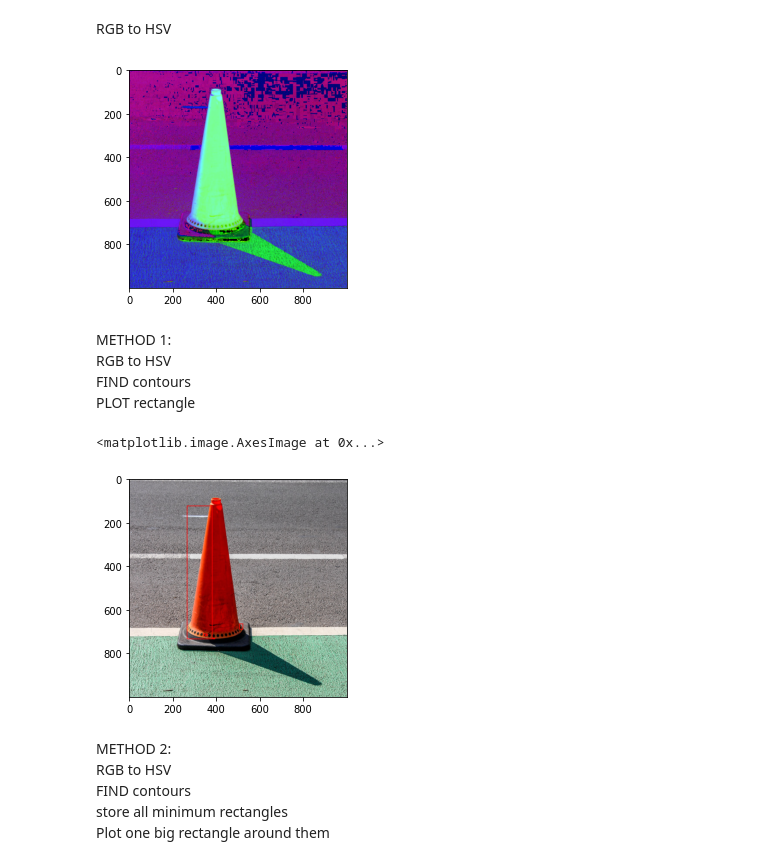
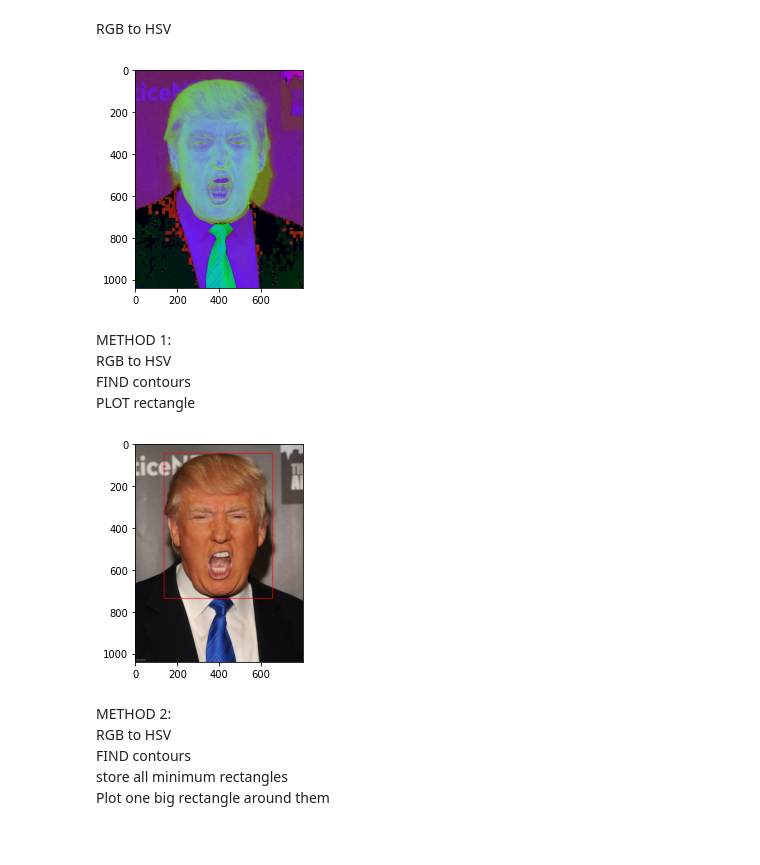
Before and after one commit to oskarbosgraaf/erf2022, a Jupyter notebook: development/blob_detection/derck_test.ipynb, the cells around one changed output. Drawn from its saved outputs; the diff is of its cells as text; code cells hidden in the pictures.

Commit message:
donald

```diff
--- a/development/blob_detection/derck_test.ipynb
+++ b/development/blob_detection/derck_test.ipynb
@@ -8,57 +5,66 @@ img = cv2.imread("full_orange.jpg")
 # %% [markdown]
 RGB to HSV
 # %%
-img_HSV = cv2.cvtColor(img, cv2.COLOR_RGB2HSV)
-plt.imshow(img_HSV)
-plt.show()
+def show_RGB_to_HSV(image):
+    img_HSV = cv2.cvtColor(image, cv2.COLOR_RGB2HSV)
+    plt.imshow(img_HSV)
+    plt.show()
+
+img = cv2.imread("donald.jpg")
+show_RGB_to_HSV(img)
 # %% [output]
-[figure, old version]
+[figure, new version]
 # %% [markdown]
 METHOD 1: <br>
 RGB to HSV <br>
 FIND contours <br>
 PLOT rectangle
 # %%
-hsv = cv2.cvtColor(img, cv2.COLOR_BGR2HSV)
+def multiple_rects(image):
+    hsv = cv2.cvtColor(image, cv2.COLOR_BGR2HSV)
 
-# get the orange range
-orange = cv2.inRange(hsv,(0, 100, 20), (25, 200, 255))
+    # get the orange range
+    orange = cv2.inRange(hsv,(0, 100, 20), (25, 200, 255))
 
-# # erode and then dilate
-# kernel = np.ones((5, 5))
-# mask = cv2.morphologyEx(mask, cv2.MORPH_OPEN, kernel)
+    # # erode and then dilate
+    # kernel = np.ones((5, 5))
+    # mask = cv2.morphologyEx(mask, cv2.MORPH_OPEN, kernel)
 
-# blur
-orange = cv2.medianBlur(orange, 5)
+    # blur
+    orange = cv2.medianBlur(orange, 5)
 
-# create result image
-result = img.copy()
+    # create result image
+    result = image.copy()
 
-# find contours in orange image
-contours = cv2.findContours(orange, cv2.RETR_EXTERNAL, cv2.CHAIN_APPROX_SIMPLE)
-contours = contours[0] if len(contours) == 2 else contours[1]
+    # find contours in orange image
+    contours = cv2.findContours(orange, cv2.RETR_EXTERNAL, cv2.CHAIN_APPROX_SIMPLE)
+    contours = contours[0] if len(contours) == 2 else contours[1]
 
-# per contour create a rectangle
-for cntr in contours:
-    # rectangle size
-    x,y,w,h = cv2.boundingRect(cntr)
+    # per contour create a rectangle
+    for cntr in contours:
+        # rectangle size
+        x,y,w,h = cv2.boundingRect(cntr)
 
-    # check for minimum size
-    if np.abs(y-x) > 2 and np.abs(h-w) > 2:
-        # create rectangle
-        cv2.rectangle(result, (x, y), (x+w, y+h), (0, 0, 255), 2)
-        # print("x,y,w,h:",x,y,w,h)
+        # check for minimum size
+        if np.abs(y-x) > 2 and np.abs(h-w) > 2:
+            # create rectangle
+            cv2.rectangle(result, (x, y), (x+w, y+h), (0, 0, 255), 2)
+            # print("x,y,w,h:",x,y,w,h)
 
 
-# cv2.imshow("Keypoints", result)
-# cv2.waitKey(0)
-# cv2.destroyAllWindows()
+    # cv2.imshow("Keypoints", result)
+    # cv2.waitKey(0)
+    # cv2.destroyAllWindows()
 
-RGB_result = cv2.cvtColor(result, cv2.COLOR_BGR2RGB)
-plt.imshow(RGB_result)
+    RGB_result = cv2.cvtColor(result, cv2.COLOR_BGR2RGB)
+    # plt.imshow(RGB_result)
+    return RGB_result
+
+img = cv2.imread("donald.jpg")
+plt.imshow(multiple_rects(img))
+plt.show()
 # %% [output]
-<matplotlib.image.AxesImage at 0x...>
-[figure, old version]
+[figure, new version]
 # %% [markdown]
 METHOD 2: <br>
 RGB to HSV <br>
```
Also changed, not shown: parts of 4 cells of this notebook, 1 other file.
